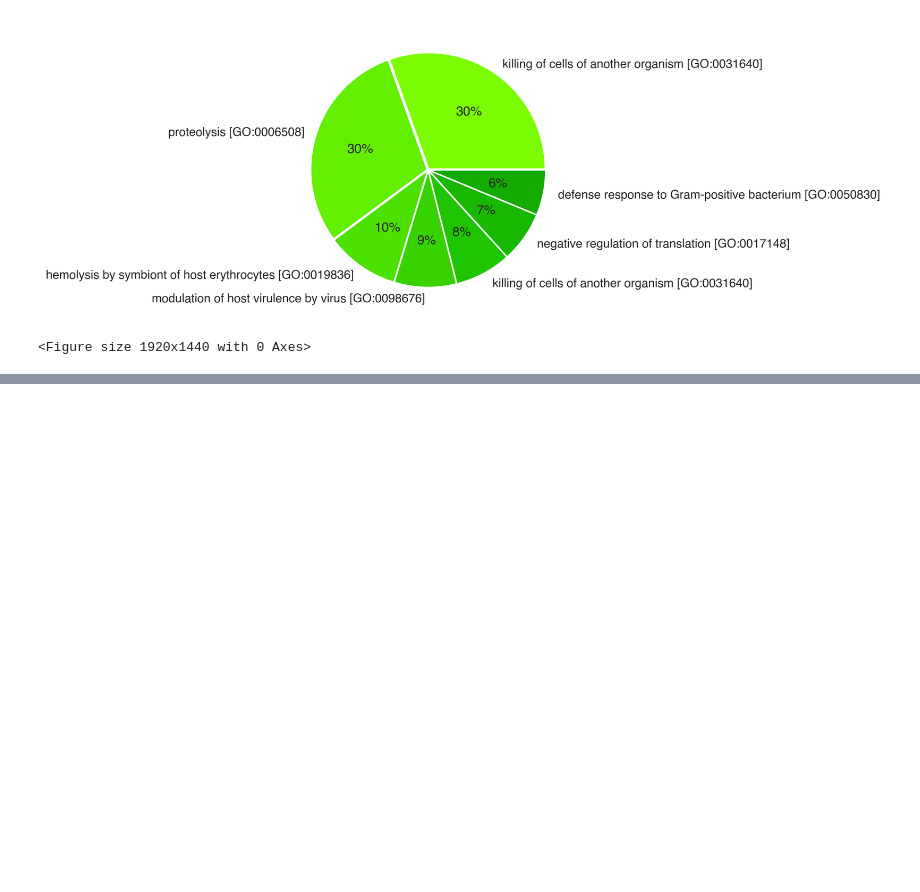
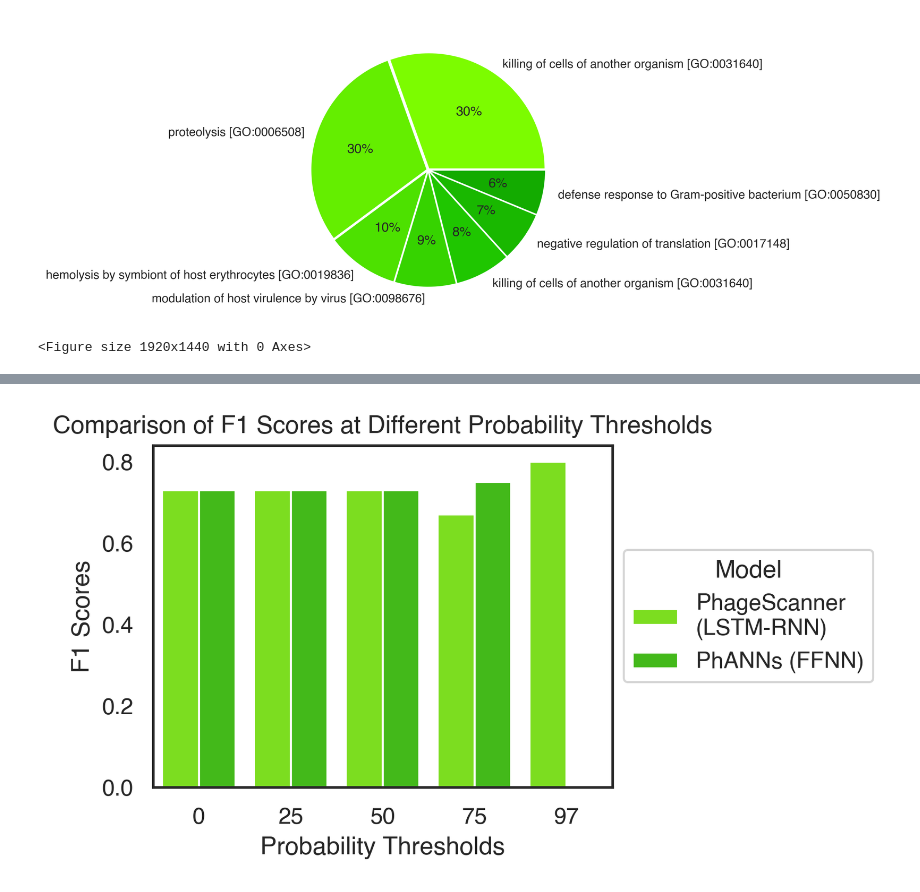
Before and after one commit to Dreycey/PhageScanner, a Jupyter notebook: misc/plot_results.ipynb, the cells around one changed output, grey strips where cells are left out. Cells and saved outputs as stored; diff of their text form; code cells hidden in the pictures; blank space fills up the shorter version.

```diff
--- a/misc/plot_results.ipynb
+++ b/misc/plot_results.ipynb
@@ -733,0 +780,35 @@ plt.savefig('toxin_piechart.png', dpi=300, bbox_inches='tight')
+# %%
+rnn_name = 'PhageScanner_RNN'
+ffnn_name = 'PhANNs_FFNN_multiclass_PVP'
+
+probability_thresholds = [0, 25, 50, 75, 97]
+f1scores = {
+    rnn_name : [0.73, 0.73, 0.73, 0.67, 0.8],
+    ffnn_name : [0.73, 0.73, 0.73, 0.75, 0.0]
+}
+
+# Convert the data into a DataFrame
+data = pd.DataFrame({
+    'Probability Thresholds': probability_thresholds * 2,
+    'F1 Scores': f1scores[rnn_name] + f1scores[ffnn_name],
+    'Model': ['PhageScanner\n(LSTM-RNN)'] * len(probability_thresholds) + ['PhANNs (FFNN)'] * len(probability_thresholds)
+})
+
+# plotting
+fig, ax1 = plt.subplots(figsize=(4, 3))
+ax1.grid(False)
+
+# Plotting using seaborn
+green_colors = [shades_of_green[0], shades_of_green[3]]
+sns.barplot(x='Probability Thresholds', y='F1 Scores', hue='Model', data=data, palette=green_colors)
+
+# Adding labels and title
+plt.xlabel('Probability Thresholds')
+plt.ylabel('F1 Scores')
+plt.title('Comparison of F1 Scores at Different Probability Thresholds')
+legend = ax1.legend(loc='center left', bbox_to_anchor=(1, 0.5))
+legend.set_title("Model")
+
+plt.savefig('testing_thresholds.png', dpi=300, bbox_inches='tight')
+# %% [output]
+[figure, added]
```
Also changed, not shown: parts of 4 cells of this notebook, 9 other files.
